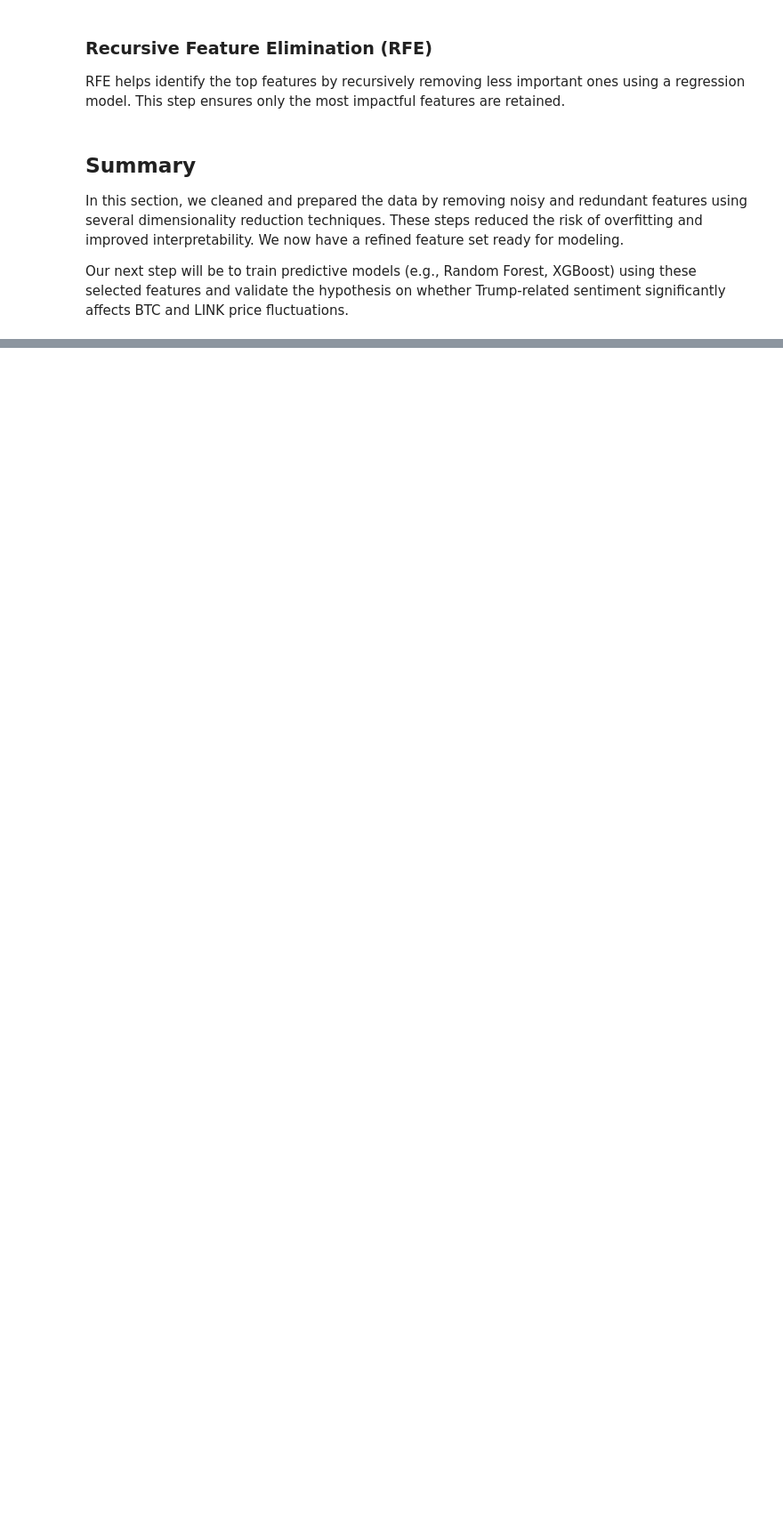
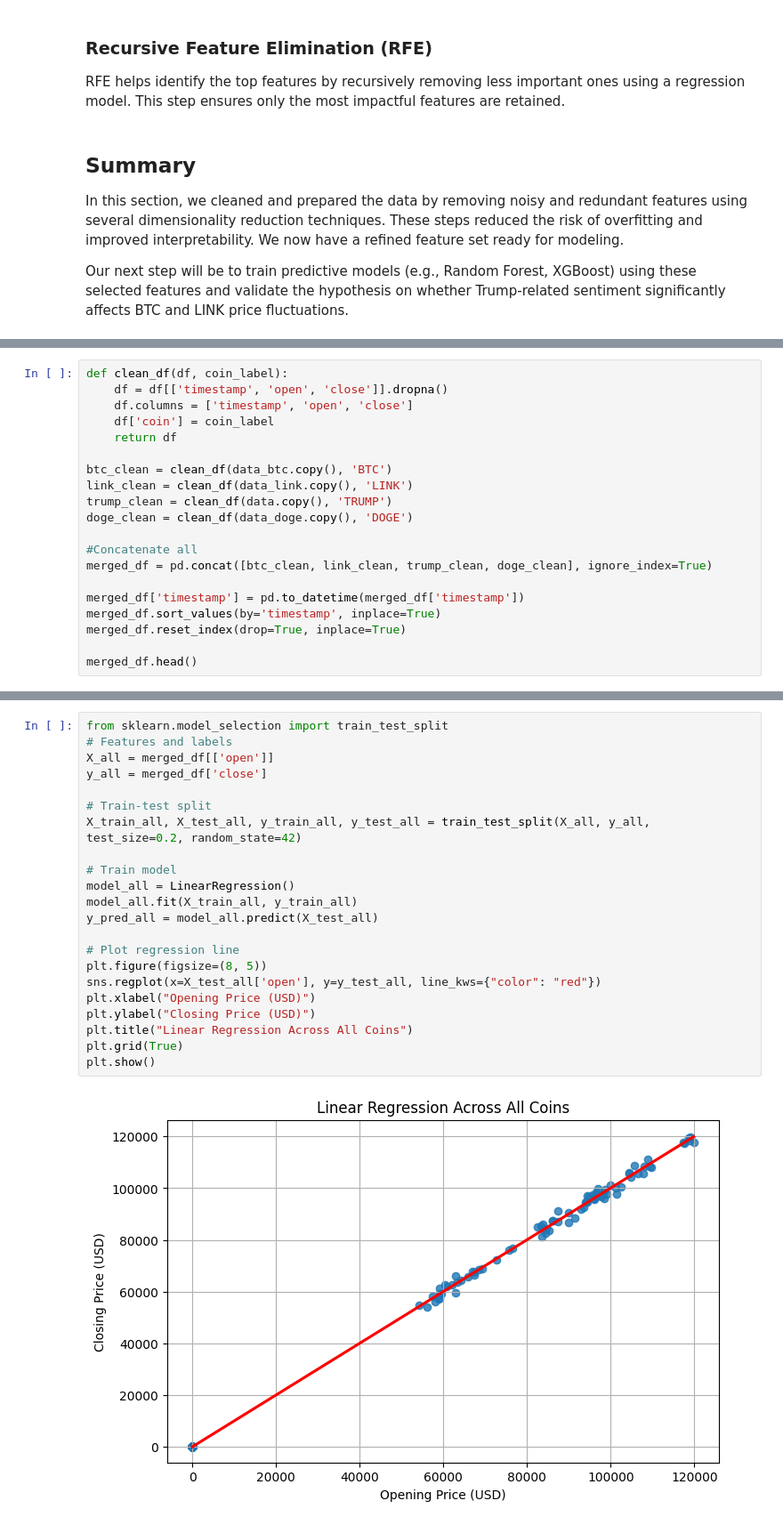
Before and after one commit to Eris-Leksi/-TRUMP-sentiment-analysis, a Jupyter notebook: script.ipynb, the cells around one changed output, grey strips where cells are left out. Shown at 89% size. Saved outputs shown, nothing was run; the diff lists cells and outputs as text; blank space fills up the shorter version.

```diff
--- a/script.ipynb
+++ b/script.ipynb
@@ -911,0 +951,20 @@ Our next step will be to train predictive models (e.g., Random Forest, XGBoost)
+# %%
+def clean_df(df, coin_label):
+    df = df[['timestamp', 'open', 'close']].dropna()
+    df.columns = ['timestamp', 'open', 'close']
+    df['coin'] = coin_label
+    return df
+
+btc_clean = clean_df(data_btc.copy(), 'BTC')
+link_clean = clean_df(data_link.copy(), 'LINK')
+trump_clean = clean_df(data.copy(), 'TRUMP')
+doge_clean = clean_df(data_doge.copy(), 'DOGE')
+
+#Concatenate all
+merged_df = pd.concat([btc_clean, link_clean, trump_clean, doge_clean], ignore_index=True)
+
+merged_df['timestamp'] = pd.to_datetime(merged_df['timestamp'])
+merged_df.sort_values(by='timestamp', inplace=True)
+merged_df.reset_index(drop=True, inplace=True)
+
+merged_df.head()
@@ -911,0 +986,24 @@ Our next step will be to train predictive models (e.g., Random Forest, XGBoost)
+# %%
+from sklearn.model_selection import train_test_split
+# Features and labels
+X_all = merged_df[['open']]
+y_all = merged_df['close']
+
+# Train-test split
+X_train_all, X_test_all, y_train_all, y_test_all = train_test_split(X_all, y_all, test_size=0.2, random_state=42)
+
+# Train model
+model_all = LinearRegression()
+model_all.fit(X_train_all, y_train_all)
+y_pred_all = model_all.predict(X_test_all)
+
+# Plot regression line
+plt.figure(figsize=(8, 5))
+sns.regplot(x=X_test_all['open'], y=y_test_all, line_kws={"color": "red"})
+plt.xlabel("Opening Price (USD)")
+plt.ylabel("Closing Price (USD)")
+plt.title("Linear Regression Across All Coins")
+plt.grid(True)
+plt.show()
+# %% [output]
+[figure, added]
```
Also changed, not shown: parts of 40 cells of this notebook.
